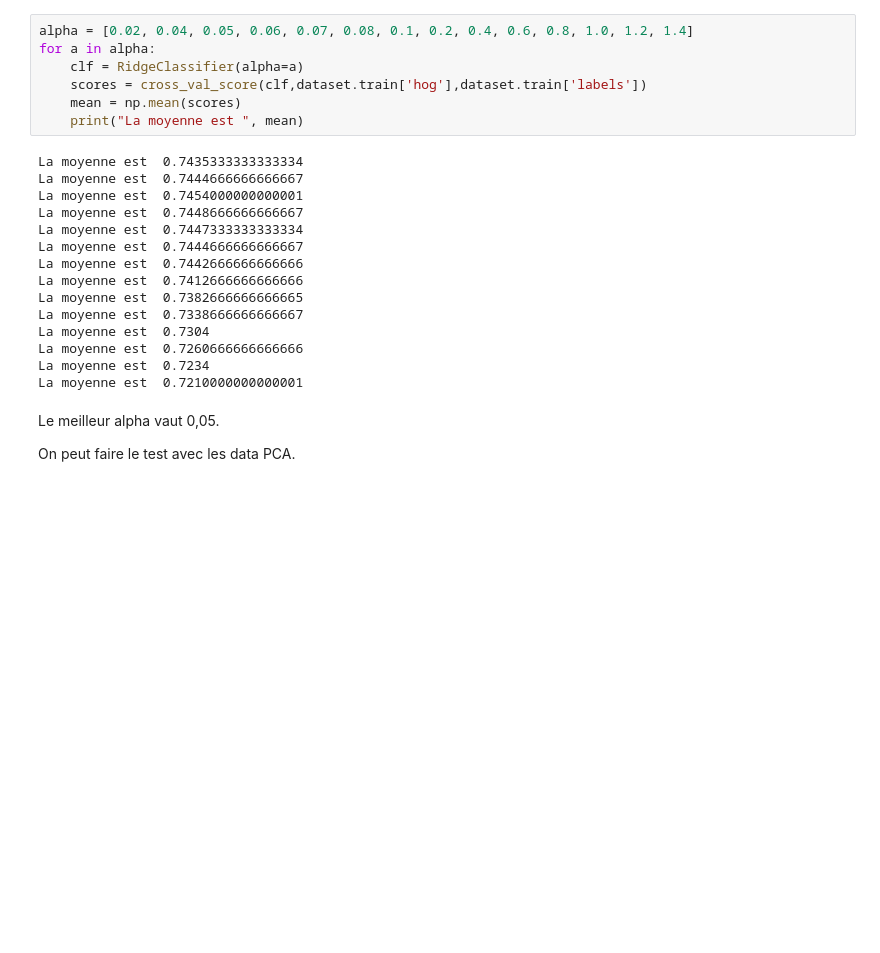
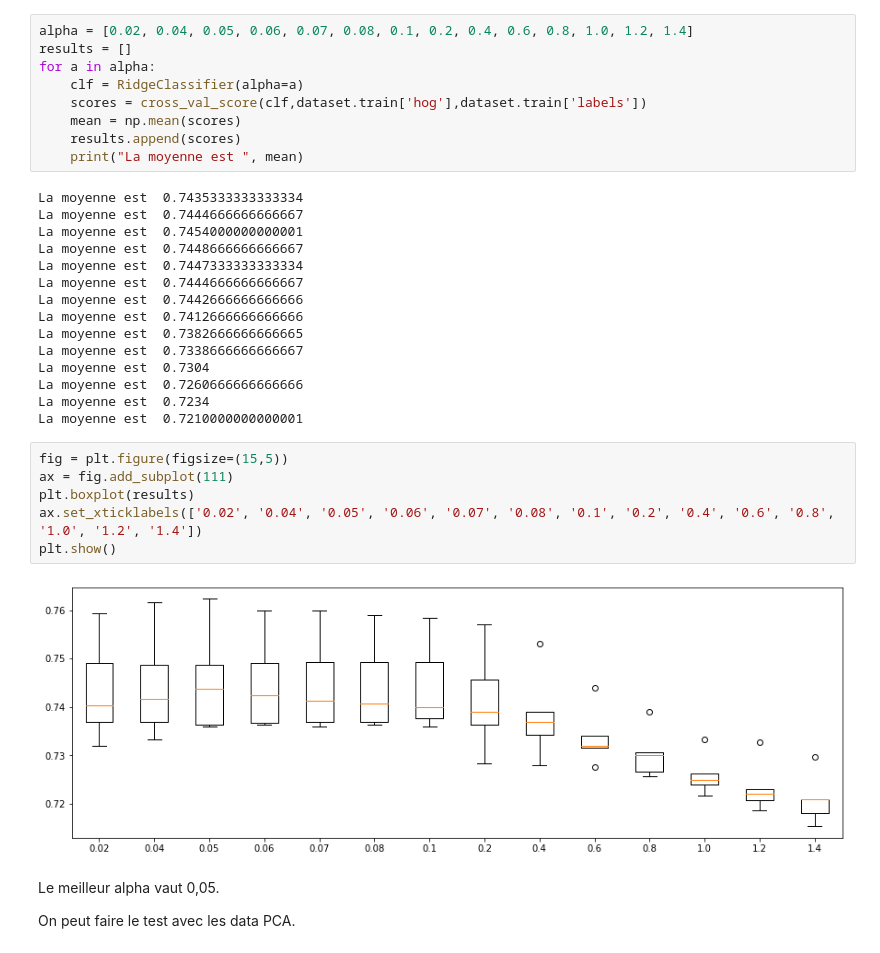
Before and after one commit to jszpirer/info-h-501, a Jupyter notebook: docs/LABS/ML0_Introduction.ipynb, the cells around one changed output. Saved outputs shown, nothing was run; the diff lists cells and outputs as text; blank space fills up the shorter version.

```diff
--- a/docs/LABS/ML0_Introduction.ipynb
+++ b/docs/LABS/ML0_Introduction.ipynb
@@ -300,10 +301,12 @@ print(scores)
 [0.725      0.73333333 0.724      0.72166667 0.72633333]
 # %%
 alpha = [0.02, 0.04, 0.05, 0.06, 0.07, 0.08, 0.1, 0.2, 0.4, 0.6, 0.8, 1.0, 1.2, 1.4]
+results = []
 for a in alpha:
     clf = RidgeClassifier(alpha=a)
     scores = cross_val_score(clf,dataset.train['hog'],dataset.train['labels'])
     mean = np.mean(scores)
+    results.append(scores)
     print("La moyenne est ", mean)
 # %% [output]
 La moyenne est  0.7435333333333334
@@ -320,6 +323,14 @@ La moyenne est  0.7304
 La moyenne est  0.7260666666666666
 La moyenne est  0.7234
 La moyenne est  0.7210000000000001
+# %%
+fig = plt.figure(figsize=(15,5))
+ax = fig.add_subplot(111)
+plt.boxplot(results)
+ax.set_xticklabels(['0.02', '0.04', '0.05', '0.06', '0.07', '0.08', '0.1', '0.2', '0.4', '0.6', '0.8', '1.0', '1.2', '1.4'])
+plt.show()
+# %% [output]
+[figure, added]
 # %% [markdown]
 Le meilleur alpha vaut 0,05.
 
```
Also changed, not shown: parts of 5 cells of this notebook, 3 other files.
